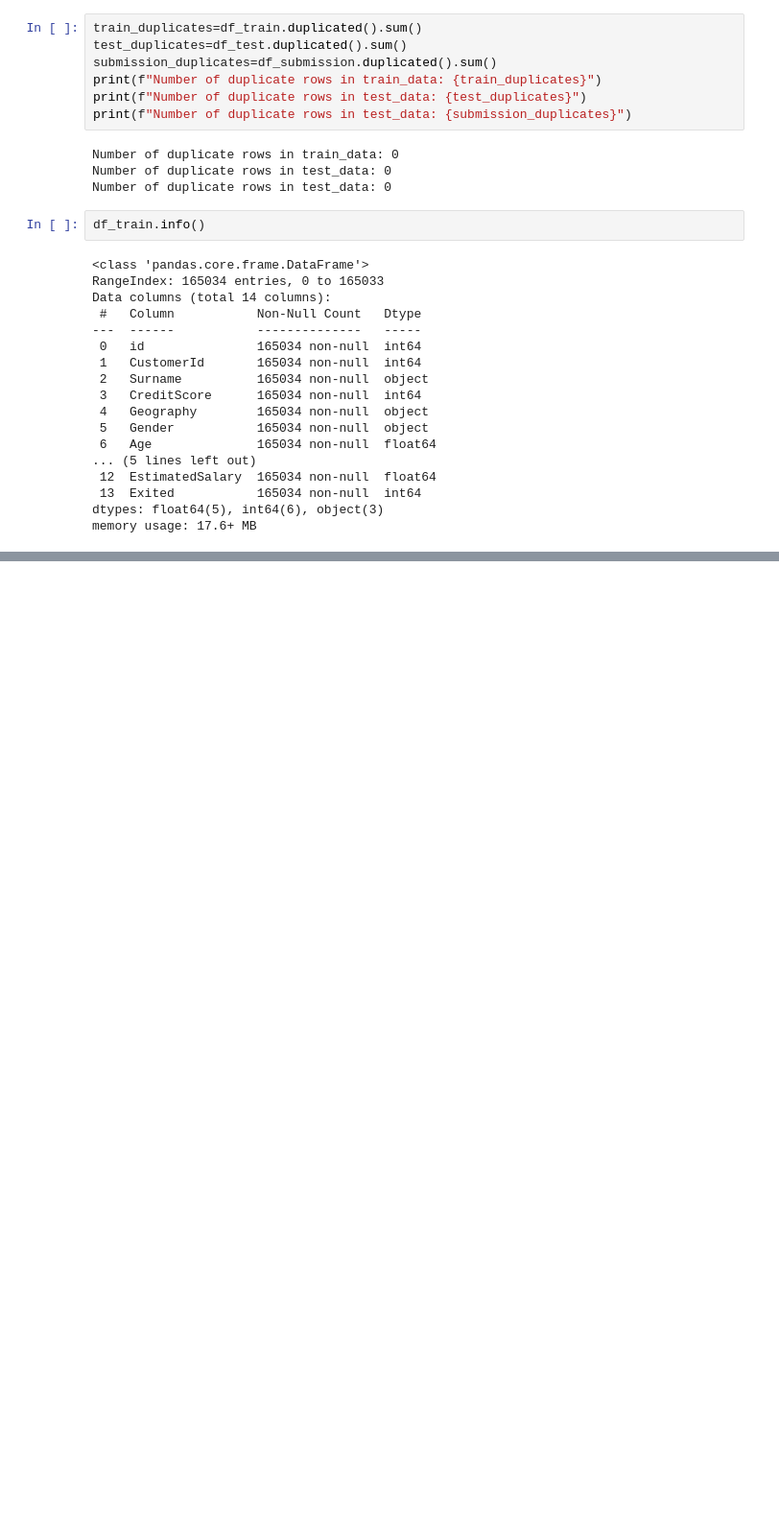
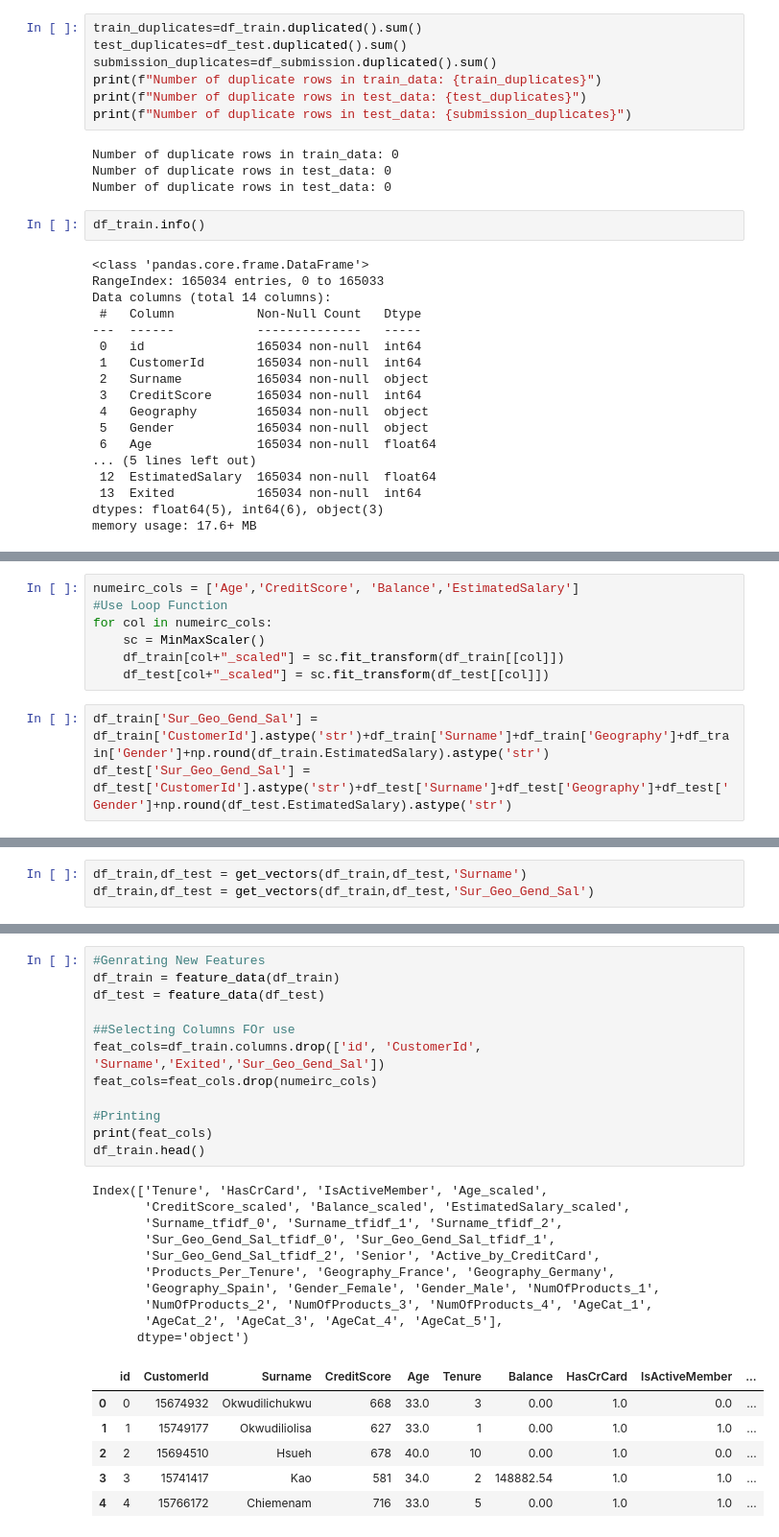
Before and after one commit to cangqiongyishao/KaggleCompetition, a Jupyter notebook: Binary Classification with a Bank Churn Dataset/LightGBM and CatBoost.ipynb, the cells around one changed output, grey strips where cells are left out. Shown at 96% size. Cells and saved outputs as stored; diff of their text form; blank space fills up the shorter version.

```diff
--- a/Binary Classification with a Bank Churn Dataset/LightGBM and CatBoost.ipynb
+++ b/Binary Classification with a Bank Churn Dataset/LightGBM and CatBoost.ipynb
@@ -152,0 +195,10 @@ df_train.describe()
+# %%
+numeirc_cols = ['Age','CreditScore', 'Balance','EstimatedSalary']
+#Use Loop Function
+for col in numeirc_cols:
+    sc = MinMaxScaler()
+    df_train[col+"_scaled"] = sc.fit_transform(df_train[[col]])
+    df_test[col+"_scaled"] = sc.fit_transform(df_test[[col]])
+# %%
+df_train['Sur_Geo_Gend_Sal'] = df_train['CustomerId'].astype('str')+df_train['Surname']+df_train['Geography']+df_train['Gender']+np.round(df_train.EstimatedSalary).astype('str')
+df_test['Sur_Geo_Gend_Sal'] = df_test['CustomerId'].astype('str')+df_test['Surname']+df_test['Geography']+df_test['Gender']+np.round(df_test.EstimatedSalary).astype('str')
@@ -152,0 +234,3 @@ df_train.describe()
+# %%
+df_train,df_test = get_vectors(df_train,df_test,'Surname')
+df_train,df_test = get_vectors(df_train,df_test,'Sur_Geo_Gend_Sal')
@@ -152,0 +258,29 @@ df_train.describe()
+# %%
+#Genrating New Features
+df_train = feature_data(df_train)
+df_test = feature_data(df_test)
+
+##Selecting Columns FOr use
+feat_cols=df_train.columns.drop(['id', 'CustomerId', 'Surname','Exited','Sur_Geo_Gend_Sal'])
+feat_cols=feat_cols.drop(numeirc_cols)
+
+#Printing
+print(feat_cols)
+df_train.head()
+# %% [output]
+Index(['Tenure', 'HasCrCard', 'IsActiveMember', 'Age_scaled',
+       'CreditScore_scaled', 'Balance_scaled', 'EstimatedSalary_scaled',
+       'Surname_tfidf_0', 'Surname_tfidf_1', 'Surname_tfidf_2',
+       'Sur_Geo_Gend_Sal_tfidf_0', 'Sur_Geo_Gend_Sal_tfidf_1',
+       'Sur_Geo_Gend_Sal_tfidf_2', 'Senior', 'Active_by_CreditCard',
+       'Products_Per_Tenure', 'Geography_France', 'Geography_Germany',
+       'Geography_Spain', 'Gender_Female', 'Gender_Male', 'NumOfProducts_1',
+       'NumOfProducts_2', 'NumOfProducts_3', 'NumOfProducts_4', 'AgeCat_1',
+       'AgeCat_2', 'AgeCat_3', 'AgeCat_4', 'AgeCat_5'],
+      dtype='object')
+|  | id | CustomerId | Surname | CreditScore | Age | Tenure | Balance | HasCrCard | IsActiveMember | ... |
+| 0 | 0 | 15674932 | Okwudilichukwu | 668 | 33.0 | 3 | 0.00 | 1.0 | 0.0 | ... |
+| 1 | 1 | 15749177 | Okwudiliolisa | 627 | 33.0 | 1 | 0.00 | 1.0 | 1.0 | ... |
+| 2 | 2 | 15694510 | Hsueh | 678 | 40.0 | 10 | 0.00 | 1.0 | 0.0 | ... |
+| 3 | 3 | 15741417 | Kao | 581 | 34.0 | 2 | 148882.54 | 1.0 | 1.0 | ... |
+| 4 | 4 | 15766172 | Chiemenam | 716 | 33.0 | 5 | 0.00 | 1.0 | 1.0 | ... |
```
Also changed, not shown: parts of 19 cells of this notebook.
